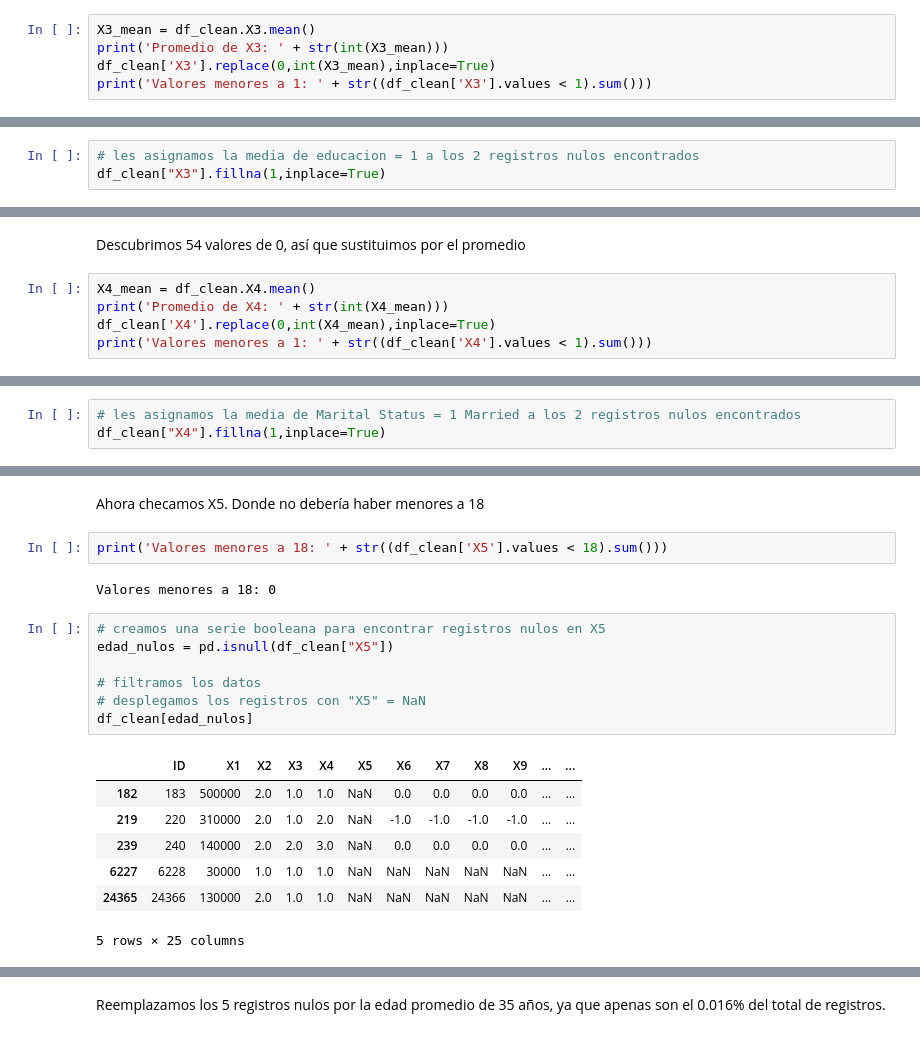
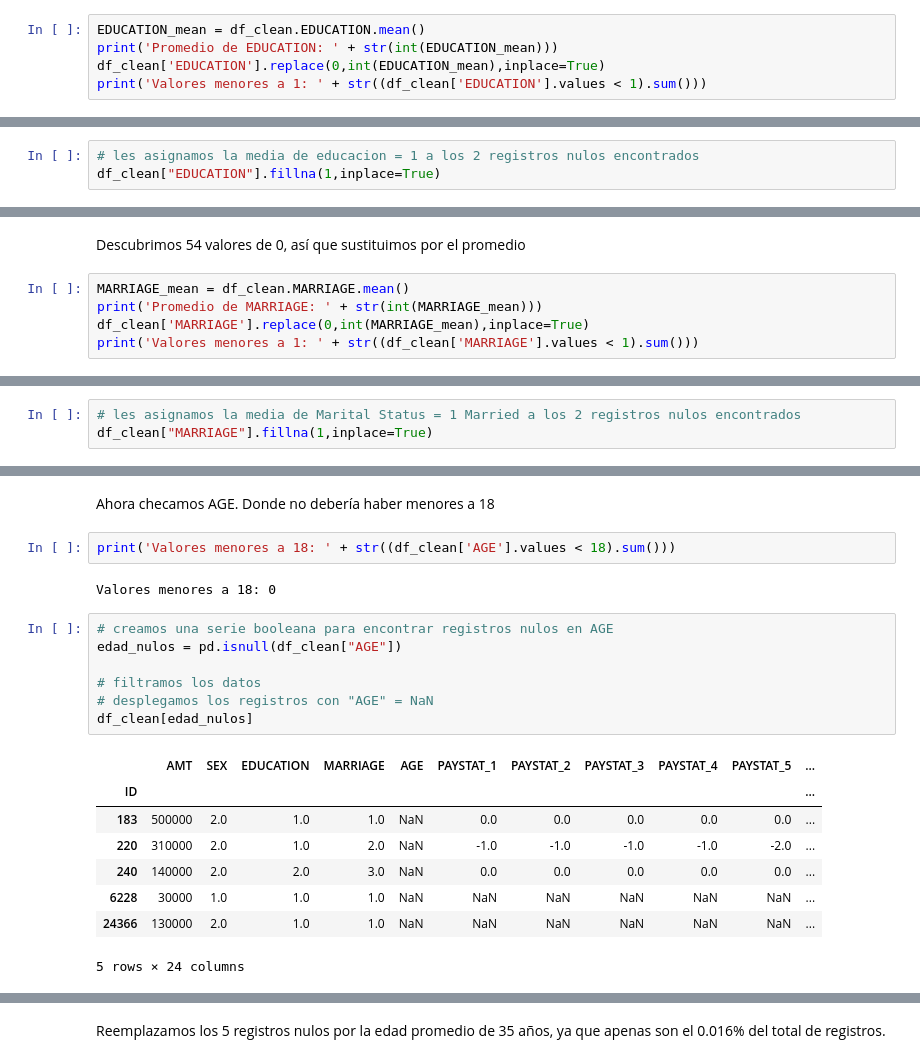
Before and after one commit to a00351269/Actividades_Aprendizaje-, a Jupyter notebook: Actividad6DS.ipynb, the cells around one changed output, grey strips where cells are left out. Drawn from its saved outputs; the diff is of its cells as text.

```diff
--- a/Actividad6DS.ipynb
+++ b/Actividad6DS.ipynb
@@ -270,8 +278,8 @@ Valores mayores a 4: 0
 # %% [markdown]
 Mientras que los valores menores a 1, que solo son 14, los remplazaremos el promedio
 # %%
-X3_mean = df_clean.X3.mean()
-print('Promedio de X3: ' + str(int(X3_mean)))
-df_clean['X3'].replace(0,int(X3_mean),inplace=True)
-print('Valores menores a 1: ' + str((df_clean['X3'].values < 1).sum()))
+EDUCATION_mean = df_clean.EDUCATION.mean()
+print('Promedio de EDUCATION: ' + str(int(EDUCATION_mean)))
+df_clean['EDUCATION'].replace(0,int(EDUCATION_mean),inplace=True)
+print('Valores menores a 1: ' + str((df_clean['EDUCATION'].values < 1).sum()))
 # %% [output]
@@ -292,4 +301,4 @@ df_clean[educacion_nulos]
 # %%
 # les asignamos la media de educacion = 1 a los 2 registros nulos encontrados
-df_clean["X3"].fillna(1,inplace=True)
+df_clean["EDUCATION"].fillna(1,inplace=True)
 # %%
@@ -326,8 +338,8 @@ Valores mayores a 3: 0
 # %% [markdown]
 Descubrimos 54 valores de 0, así que sustituimos por el promedio
 # %%
-X4_mean = df_clean.X4.mean()
-print('Promedio de X4: ' + str(int(X4_mean)))
-df_clean['X4'].replace(0,int(X4_mean),inplace=True)
-print('Valores menores a 1: ' + str((df_clean['X4'].values < 1).sum()))
+MARRIAGE_mean = df_clean.MARRIAGE.mean()
+print('Promedio de MARRIAGE: ' + str(int(MARRIAGE_mean)))
+df_clean['MARRIAGE'].replace(0,int(MARRIAGE_mean),inplace=True)
+print('Valores menores a 1: ' + str((df_clean['MARRIAGE'].values < 1).sum()))
 # %% [output]
@@ -348,3 +361,3 @@ df_clean[marital_status_nulos]
 # %%
 # les asignamos la media de Marital Status = 1 Married a los 2 registros nulos encontrados
-df_clean["X4"].fillna(1,inplace=True)
+df_clean["MARRIAGE"].fillna(1,inplace=True)
@@ -361,22 +376,23 @@ df_clean.loc[24365:24365, "ID":"X4"]
 # %% [markdown]
-Ahora checamos X5. Donde no debería haber menores a 18
+Ahora checamos AGE. Donde no debería haber menores a 18
 # %%
-print('Valores menores a 18: ' + str((df_clean['X5'].values < 18).sum()))
+print('Valores menores a 18: ' + str((df_clean['AGE'].values < 18).sum()))
 # %% [output]
 Valores menores a 18: 0
 # %%
-# creamos una serie booleana para encontrar registros nulos en X5
-edad_nulos = pd.isnull(df_clean["X5"])
+# creamos una serie booleana para encontrar registros nulos en AGE
+edad_nulos = pd.isnull(df_clean["AGE"])
 
 # filtramos los datos
-# desplegamos los registros con "X5" = NaN
+# desplegamos los registros con "AGE" = NaN
 df_clean[edad_nulos]
 # %% [output]
-|  | ID | X1 | X2 | X3 | X4 | X5 | X6 | X7 | X8 | X9 | ... | ... |
-| 182 | 183 | 500000 | 2.0 | 1.0 | 1.0 | NaN | 0.0 | 0.0 | 0.0 | 0.0 | ... | ... |
-| 219 | 220 | 310000 | 2.0 | 1.0 | 2.0 | NaN | -1.0 | -1.0 | -1.0 | -1.0 | ... | ... |
-| 239 | 240 | 140000 | 2.0 | 2.0 | 3.0 | NaN | 0.0 | 0.0 | 0.0 | 0.0 | ... | ... |
-| 6227 | 6228 | 30000 | 1.0 | 1.0 | 1.0 | NaN | NaN | NaN | NaN | NaN | ... | ... |
-| 24365 | 24366 | 130000 | 2.0 | 1.0 | 1.0 | NaN | NaN | NaN | NaN | NaN | ... | ... |
+|  | AMT | SEX | EDUCATION | MARRIAGE | AGE | PAYSTAT_1 | PAYSTAT_2 | PAYSTAT_3 | PAYSTAT_4 | PAYSTAT_5 | ... |
+| ID |  |  |  |  |  |  |  |  |  |  | ... |
+| 183 | 500000 | 2.0 | 1.0 | 1.0 | NaN | 0.0 | 0.0 | 0.0 | 0.0 | 0.0 | ... |
+| 220 | 310000 | 2.0 | 1.0 | 2.0 | NaN | -1.0 | -1.0 | -1.0 | -1.0 | -2.0 | ... |
+| 240 | 140000 | 2.0 | 2.0 | 3.0 | NaN | 0.0 | 0.0 | 0.0 | 0.0 | 0.0 | ... |
+| 6228 | 30000 | 1.0 | 1.0 | 1.0 | NaN | NaN | NaN | NaN | NaN | NaN | ... |
+| 24366 | 130000 | 2.0 | 1.0 | 1.0 | NaN | NaN | NaN | NaN | NaN | NaN | ... |
-5 rows × 25 columns
+5 rows × 24 columns
 # %%
```
Also changed, not shown: parts of 129 cells of this notebook.
